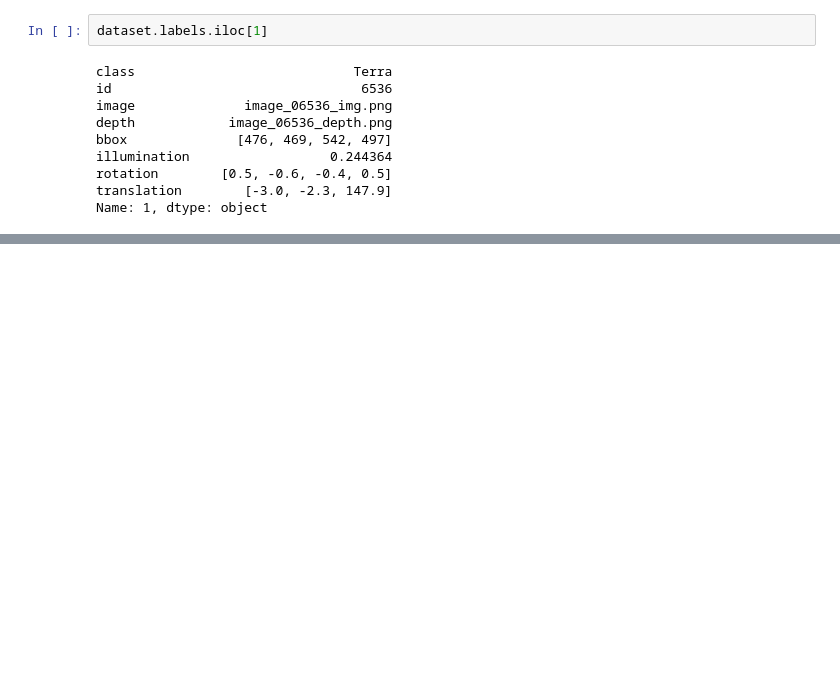
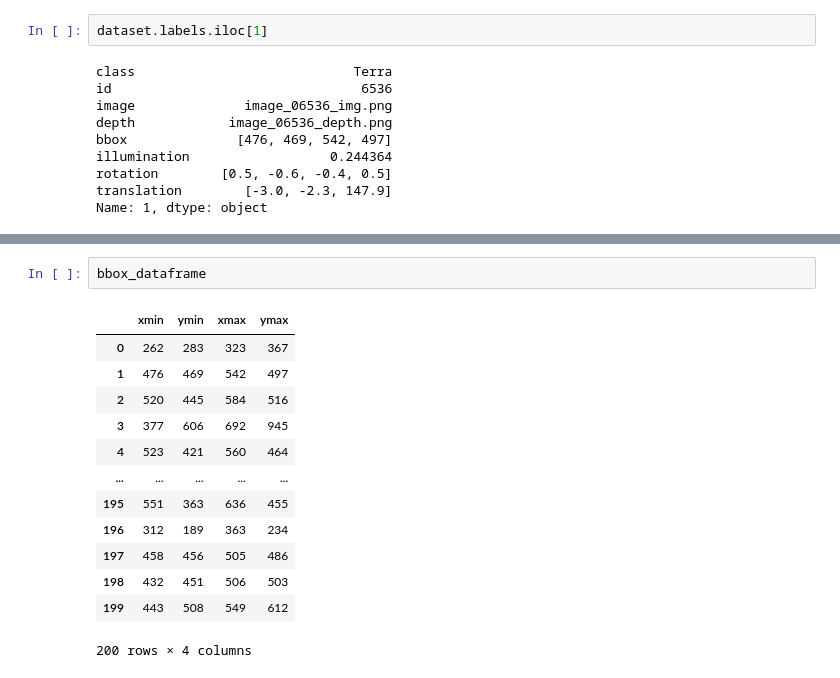
Before and after one commit to Dave-van-der-Meer/cvia_semester_project, a Jupyter notebook: make_model.ipynb, the cells around one changed output, grey strips where cells are left out. Saved outputs shown, nothing was run; the diff lists cells and outputs as text; blank space fills up the shorter version.

```diff
--- a/make_model.ipynb
+++ b/make_model.ipynb
@@ -102,0 +226,16 @@ Name: 1, dtype: object
+# %%
+bbox_dataframe
+# %% [output]
+|  | xmin | ymin | xmax | ymax |
+| 0 | 262 | 283 | 323 | 367 |
+| 1 | 476 | 469 | 542 | 497 |
+| 2 | 520 | 445 | 584 | 516 |
+| 3 | 377 | 606 | 692 | 945 |
+| 4 | 523 | 421 | 560 | 464 |
+| ... | ... | ... | ... | ... |
+| 195 | 551 | 363 | 636 | 455 |
+| 196 | 312 | 189 | 363 | 234 |
+| 197 | 458 | 456 | 505 | 486 |
+| 198 | 432 | 451 | 506 | 503 |
+| 199 | 443 | 508 | 549 | 612 |
+200 rows × 4 columns
```
Also changed, not shown: parts of 15 cells of this notebook.
